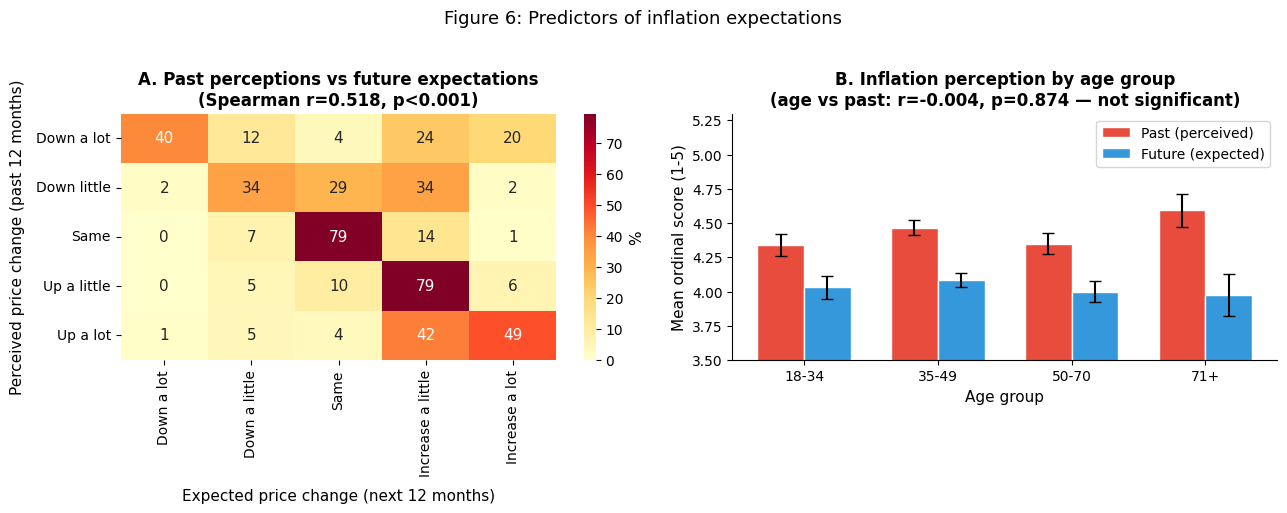
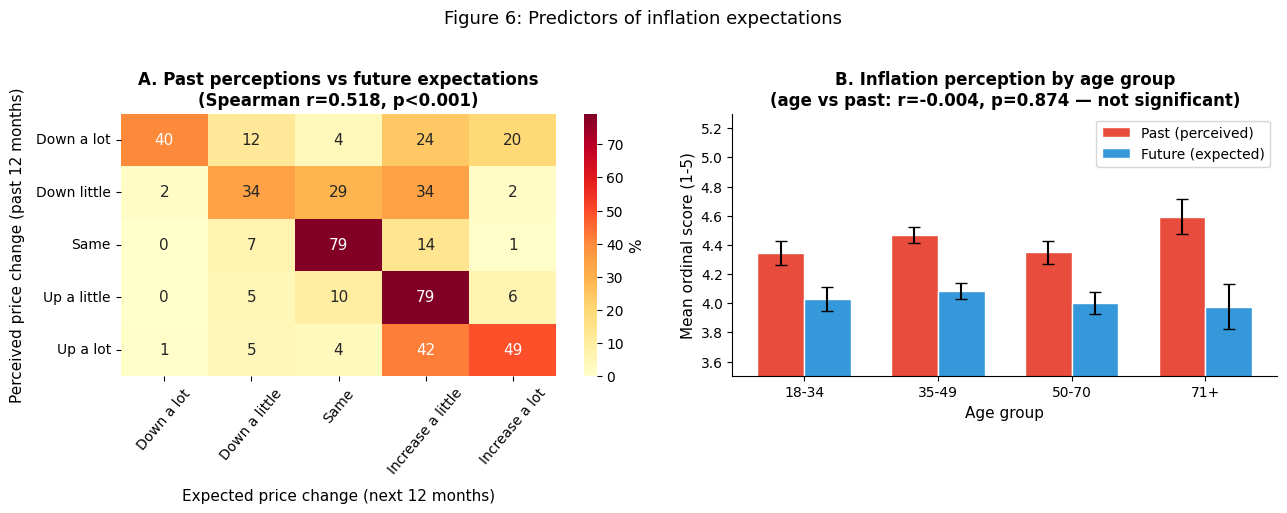
Unified diff of the notebook cell whose output changed from the first chart to the second:
--- before
+++ after
@@ -22,6 +22,7 @@
 )
 axes[0].tick_params(axis='y', rotation=0)
+axes[0].tick_params(axis='x', rotation=50,)
 
-# Panel B: Grouped bars by age 
+# Grouped bars by age 
 # Compute mean and SEM for each age group, for both price variables
 # Mean is computed for visual comparison only — the Spearman test above
@@ -67,6 +68,6 @@
 axes[1].spines['top'].set_visible(False)
 axes[1].spines['right'].set_visible(False)
-
 plt.suptitle('Figure 6: Predictors of inflation expectations', fontsize=13, y=1.02)
 plt.tight_layout()
+plt.savefig('figure6_predictors_inflation_expectations.png', dpi=300, bbox_inches='tight')
 plt.show()

Commit: changes